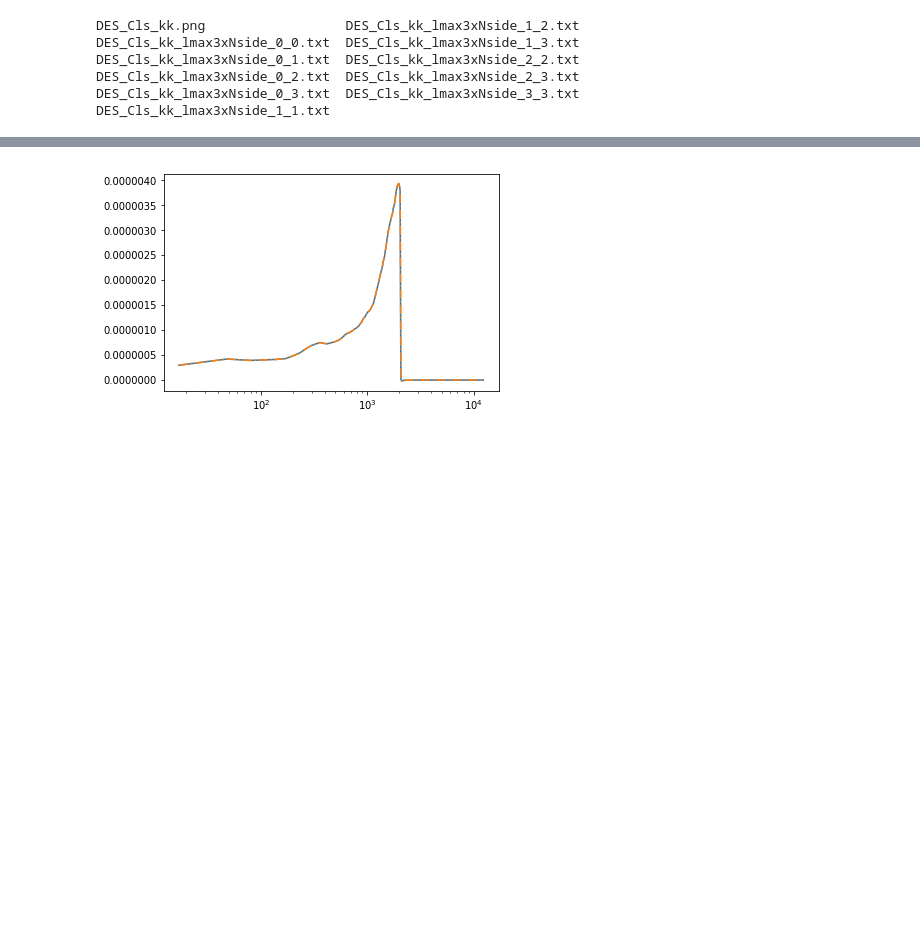
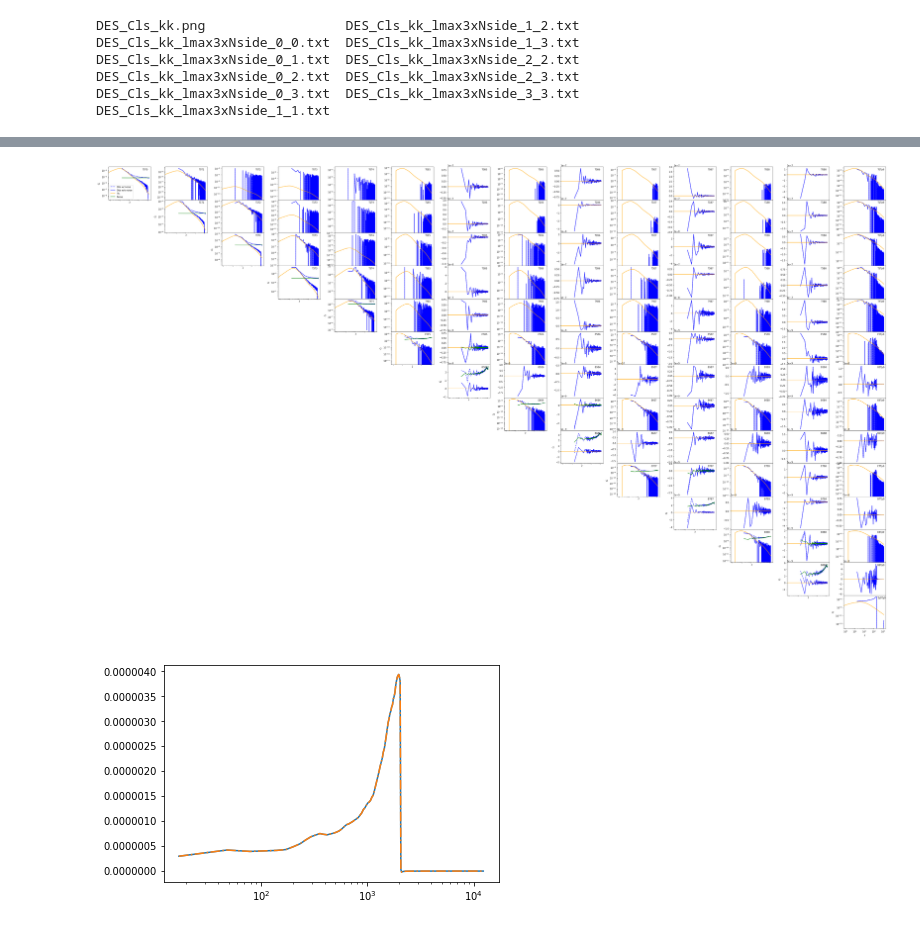
Before and after one commit to damonge/S8z, a Jupyter notebook: notebooks/Cls-checks-all.ipynb, the cells around one changed output, grey strips where cells are left out. Saved outputs shown, nothing was run; the diff lists cells and outputs as text; code cells hidden in the pictures; blank space fills up the shorter version.

```diff
--- a/notebooks/Cls-checks-all.ipynb
+++ b/notebooks/Cls-checks-all.ipynb
@@ -163,3 +211,41 @@ Planck_clsTT = Planck_clsTT_file['cls']
+# %%
+f, axs = plt.subplots(14, 14, figsize=(50, 30), sharex=True, gridspec_kw={'hspace':0})
+
+labels = ['T0', 'T1', 'T2', 'T3', 'T4', 'E5', 'B5', 'E6', 'B6', 'E7', 'B7', 'E8', 'B8', 'Tp9']
+
+
+for i in range(14):
+    for j in range(i, 14):
+        axs[i, j].semilogx(lbpw, obs_cls_all_wn[i, j], c='blue', ls='--', label='Obs w/ noise')
+        axs[i, j].semilogx(lbpw, obs_cls_all[i, j], c='blue', label='Obs w/o noise')
+        axs[i, j].semilogx(th_ell, th_cls_all[i, j], c='orange', label='Th.')
+        if not np.all(th_cls_all[i, j] == 0):
+            axs[i, j].set_yscale('log')
+
+        axs[i, j].text(0.8, 0.9, labels[i] + labels[j],  transform=axs[i,j].transAxes)
+
+        if i != j:
+            axs[j, i].set_visible(False)
+        else:
+            axs[i, i].set_xlabel(r'$\ell$')
+            axs[i, i].set_ylabel(r'$C_{\ell}$')
+
+for i in range(5):
+    axs[i, i].semilogx(lbpw, desgc_nls_arr[i], c='green', label='Noise')
+
+for i in range(4):
+    ixplot = 5 + i * 2
+    axs[ixplot, ixplot].semilogx(lbpw, dessh_nls_arr[i, 0, 0], c='green', label='Noise')
+    axs[ixplot, ixplot + 1].semilogx(lbpw, dessh_nls_arr[i, 0, 1], c='green', label='Noise')
+    axs[ixplot + 1, ixplot + 1].semilogx(lbpw, dessh_nls_arr[i, 1, 1], c='green', label='Noise')
+
+
+axs[0,0].legend(loc=0)
+plt.tight_layout()
+plt.show()
+plt.close()
+# %% [output]
+[figure, added]
 # %%
 plt.semilogx(lbpw, obs_cls_all[-1, -1])
 plt.semilogx(lbpw, Planck_clsTT[0, 0], '-.')
```
Also changed, not shown: parts of 13 cells of this notebook.
